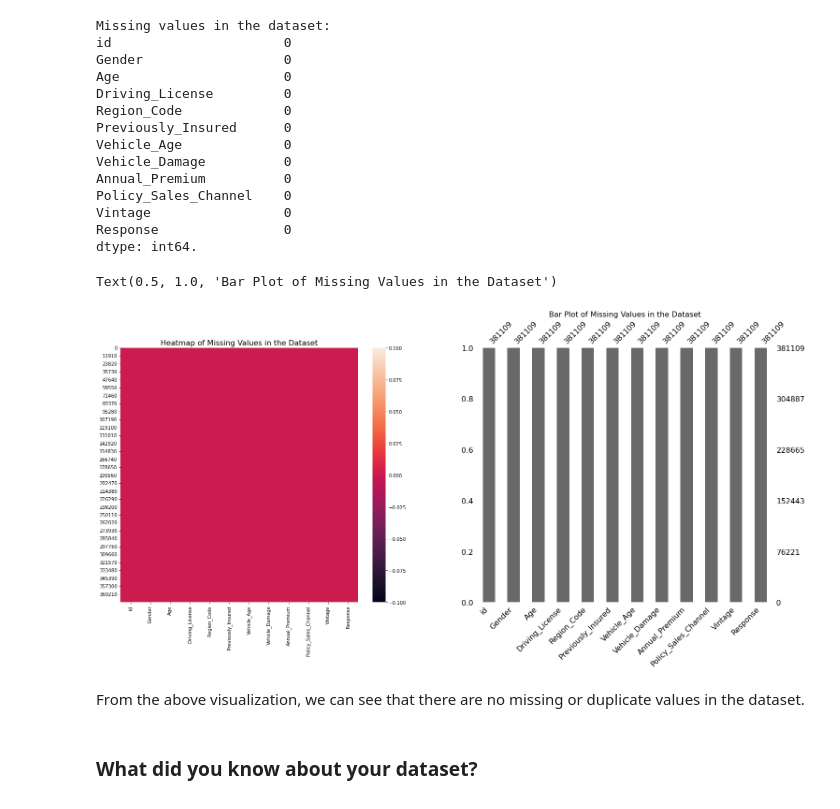
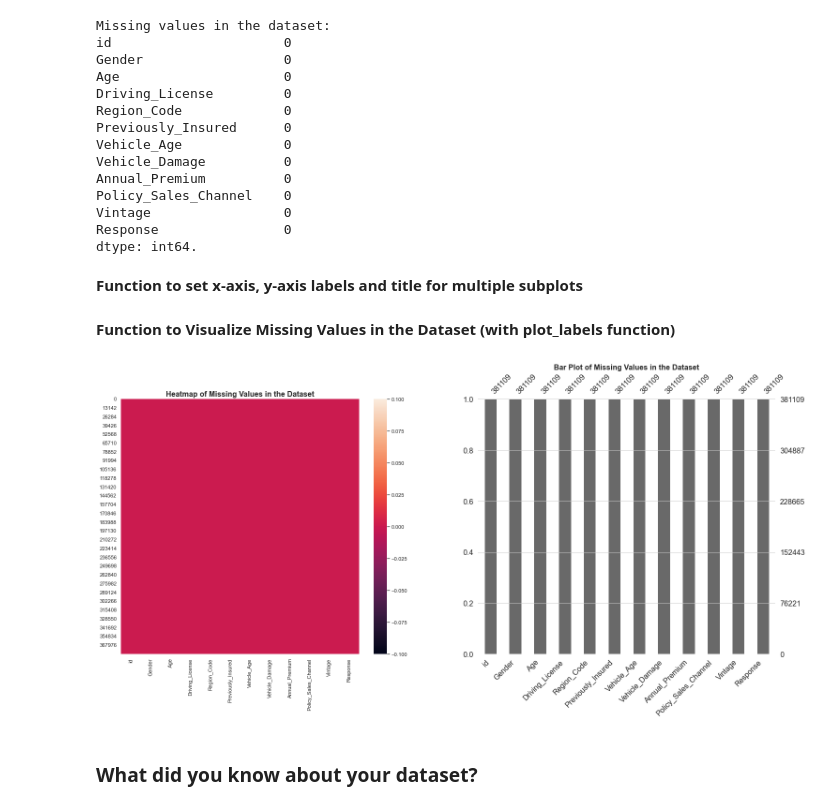
Before and after one commit to AimanSahay/ML-Project---Insurance-Cross-Sell-Prediction, a Jupyter notebook: ML Project_Insurance Cross Sell Prediction.ipynb, the cells around one changed output. Saved outputs shown, nothing was run; the diff lists cells and outputs as text; code cells hidden in the pictures.

```diff
--- a/ML Project_Insurance Cross Sell Prediction.ipynb
+++ b/ML Project_Insurance Cross Sell Prediction.ipynb
@@ -93,11 +84,13 @@ Successfully installed scikit-learn-1.4.1.post1
 # Data Manipulation
 import pandas as pd
 import numpy as np
+pd.set_option("display.max_columns", 100)
 
 # Data Visualization
 import matplotlib.pyplot as plt
 %matplotlib inline
 import seaborn as sns
+sns.set(style="whitegrid")
 import missingno as msno
 
 # Statistical Analysis
@@ -113,7 +106,6 @@ from sklearn.feature_selection import mutual_info_classif
 from sklearn.model_selection import train_test_split
 from sklearn.preprocessing import MinMaxScaler
 from statsmodels.stats.outliers_influence import variance_inflation_factor
-# !pip install imbalanced-learn
 from imblearn.over_sampling import SMOTE
 from collections import Counter
 
@@ -137,6 +129,7 @@ from sklearn.metrics import log_loss
 # Hyper Parameter Tuning
 from sklearn.model_selection import GridSearchCV
 from sklearn.model_selection import RandomizedSearchCV
+from sklearn.experimental import enable_halving_search_cv
 from sklearn.model_selection import HalvingRandomSearchCV
 
 # Miscellaneous
@@ -148,7 +141,7 @@ warnings.filterwarnings('ignore')
 # %%
 # Load Dataset
 
-data = pd.read_csv('TRAIN-HEALTH INSURANCE CROSS SELL PREDICTION.csv')
+df = pd.read_csv('TRAIN-HEALTH INSURANCE CROSS SELL PREDICTION.csv')
 # %% [markdown]
 ### Dataset First View
 # %%
@@ -222,3 +215,5 @@ Policy_Sales_Channel    0
 Vintage                 0
 Response                0
 dtype: int64.
+# %% [markdown]
+**Function to set x-axis, y-axis labels and title for multiple subplots**
@@ -225,22 +244,40 @@ dtype: int64.
+# %% [markdown]
+**Function to Visualize Missing Values in the Dataset (with plot_labels function)**
 # %%
 # Visualizing the missing values
 
-plt.figure(figsize=(12,6))
+def show_missing_values(df):
+    '''
+    This function displays a heatmap and bar chart of missing values in the dataset.
+    Note: plot_labels() function should be run first.
 
-# Heatmap showing the distribution of null values in the entire dataset.
-plt.subplot(121)
-sns.heatmap(data.isnull())
-plt.title('Heatmap of Missing Values in the Dataset', fontsize=16)
+    Args:
+        df: A pandas dataframe object.
 
-# Bar chart displaying the count of non null values.
-plt.subplot(122)
-msno.bar(data)
-plt.title('Bar Plot of Missing Values in the Dataset', fontsize=16)
+    Returns:
+        Heat Map and Bar Plot of Missing Values.
+    '''
+
+    # Set the figure
+    fig, axes = plt.subplots(1, 2, figsize=(15,6))
+
+    try:
+         # Heatmap showing the distribution of null values in the entire dataset.
+        sns.heatmap(df.isnull(), ax=axes[0])
+        plot_labels("", "", "Heatmap of Missing Values in the Dataset", axes, 0)
+
+        # Bar chart displaying the count of non null values.
+        msno.bar(df)
+        plot_labels("", "", "Bar Plot of Missing Values in the Dataset", axes, 1)
+
+    except NameError:
+        print("Error: Run 'plot_labels()' function first!")
-# %% [output]
-Text(0.5, 1.0, 'Bar Plot of Missing Values in the Dataset')
-[figure, removed]
-# %% [markdown]
-From the above visualization, we can see that there are no missing or duplicate values in the dataset.
+# %%
+# Visualize missing values
+
+show_missing_values(df)
+# %% [output]
+[figure, added]
 # %% [markdown]
 ### What did you know about your dataset?
 # %% [markdown]
```
Also changed, not shown: parts of 141 cells of this notebook.
